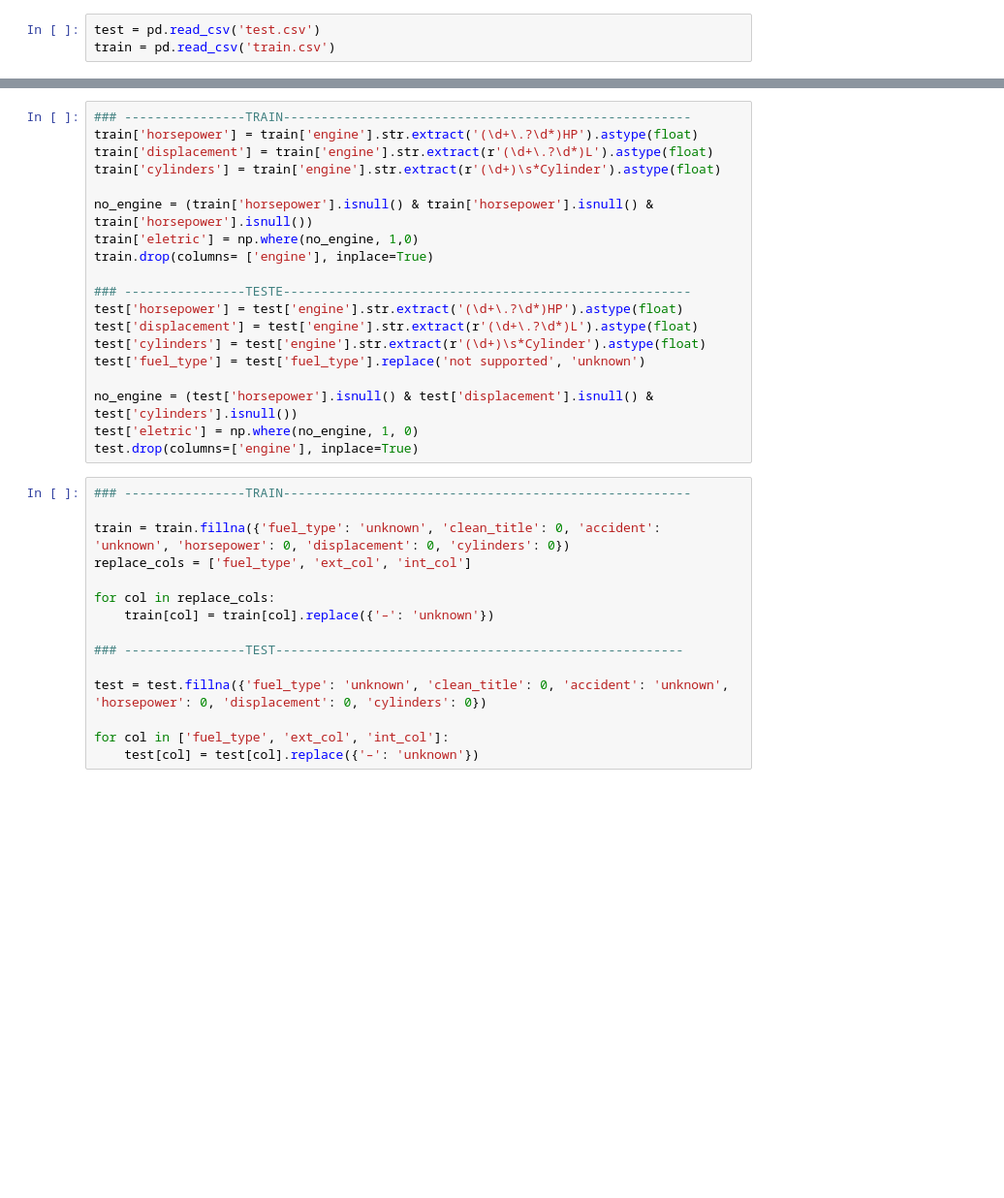
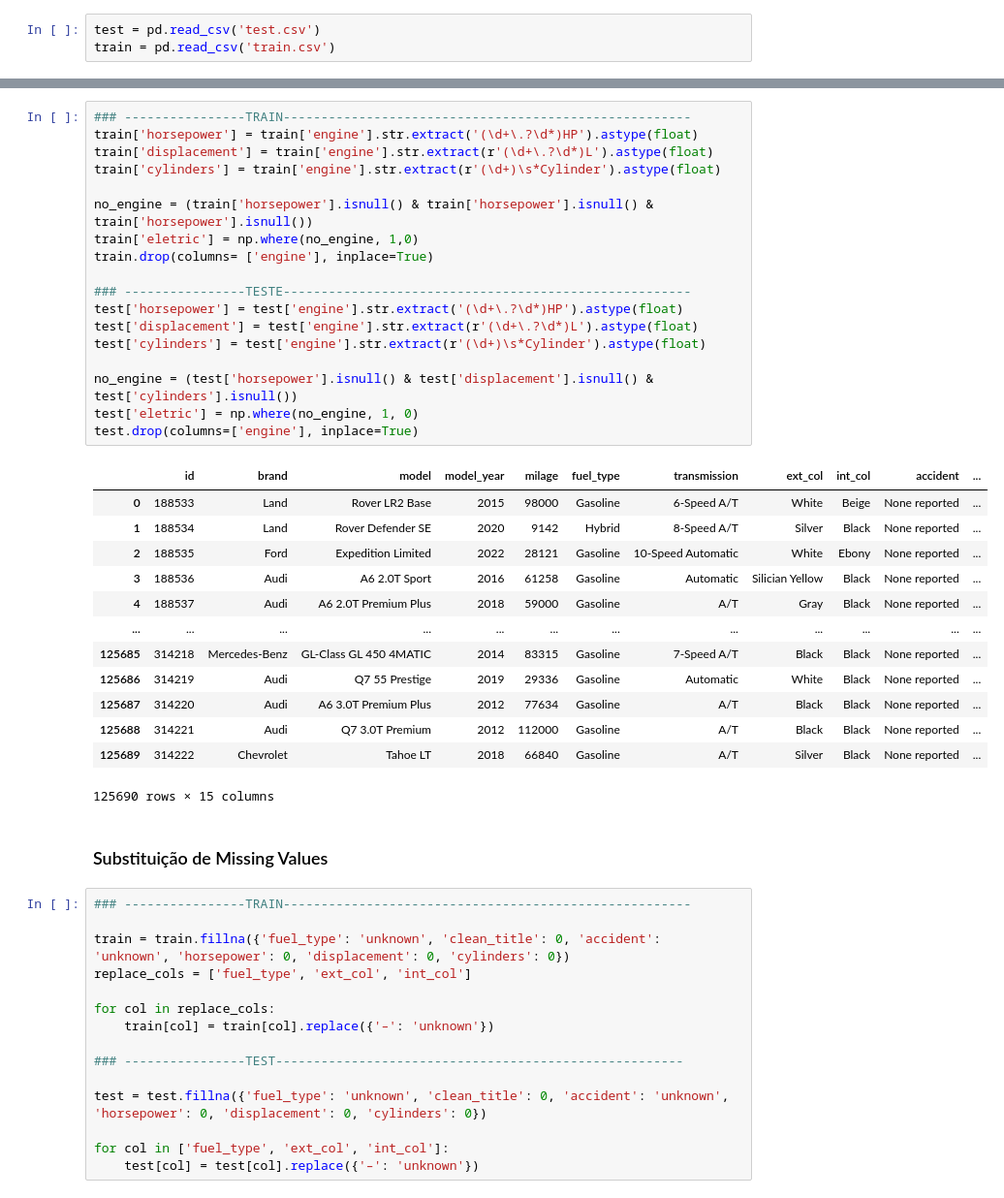
Before and after one commit to ThaylaalyahT/AA_TP1, a Jupyter notebook: car_price_prediction_test.ipynb, the cells around one changed output, grey strips where cells are left out. Shown at 97% size. Cells and saved outputs as stored; diff of their text form; blank space fills up the shorter version.

```diff
--- a/car_price_prediction_test.ipynb
+++ b/car_price_prediction_test.ipynb
@@ -57,22 +70,37 @@ train = pd.read_csv('train.csv')
 # %%
 ### ----------------TRAIN------------------------------------------------------
 train['horsepower'] = train['engine'].str.extract('(\d+\.?\d*)HP').astype(float)
 train['displacement'] = train['engine'].str.extract(r'(\d+\.?\d*)L').astype(float)
 train['cylinders'] = train['engine'].str.extract(r'(\d+)\s*Cylinder').astype(float)
 
 no_engine = (train['horsepower'].isnull() & train['horsepower'].isnull() & train['horsepower'].isnull())
 train['eletric'] = np.where(no_engine, 1,0)
 train.drop(columns= ['engine'], inplace=True)
 
 ### ----------------TESTE------------------------------------------------------
 test['horsepower'] = test['engine'].str.extract('(\d+\.?\d*)HP').astype(float)
 test['displacement'] = test['engine'].str.extract(r'(\d+\.?\d*)L').astype(float)
 test['cylinders'] = test['engine'].str.extract(r'(\d+)\s*Cylinder').astype(float)
-test['fuel_type'] = test['fuel_type'].replace('not supported', 'unknown')
 
 no_engine = (test['horsepower'].isnull() & test['displacement'].isnull() & test['cylinders'].isnull())
 test['eletric'] = np.where(no_engine, 1, 0)
 test.drop(columns=['engine'], inplace=True)
+# %% [output]
+|  | id | brand | model | model_year | milage | fuel_type | transmission | ext_col | int_col | accident | ... |
+| 0 | 188533 | Land | Rover LR2 Base | 2015 | 98000 | Gasoline | 6-Speed A/T | White | Beige | None reported | ... |
+| 1 | 188534 | Land | Rover Defender SE | 2020 | 9142 | Hybrid | 8-Speed A/T | Silver | Black | None reported | ... |
+| 2 | 188535 | Ford | Expedition Limited | 2022 | 28121 | Gasoline | 10-Speed Automatic | White | Ebony | None reported | ... |
+| 3 | 188536 | Audi | A6 2.0T Sport | 2016 | 61258 | Gasoline | Automatic | Silician Yellow | Black | None reported | ... |
+| 4 | 188537 | Audi | A6 2.0T Premium Plus | 2018 | 59000 | Gasoline | A/T | Gray | Black | None reported | ... |
+| ... | ... | ... | ... | ... | ... | ... | ... | ... | ... | ... | ... |
+| 125685 | 314218 | Mercedes-Benz | GL-Class GL 450 4MATIC | 2014 | 83315 | Gasoline | 7-Speed A/T | Black | Black | None reported | ... |
+| 125686 | 314219 | Audi | Q7 55 Prestige | 2019 | 29336 | Gasoline | Automatic | White | Black | None reported | ... |
+| 125687 | 314220 | Audi | A6 3.0T Premium Plus | 2012 | 77634 | Gasoline | A/T | Black | Black | None reported | ... |
+| 125688 | 314221 | Audi | Q7 3.0T Premium | 2012 | 112000 | Gasoline | A/T | Black | Black | None reported | ... |
+| 125689 | 314222 | Chevrolet | Tahoe LT | 2018 | 66840 | Gasoline | A/T | Silver | Black | None reported | ... |
+125690 rows × 15 columns
+# %% [markdown]
+### Substituição de Missing Values
 # %%
 ### ----------------TRAIN------------------------------------------------------
 
```
Also changed, not shown: parts of 12 cells of this notebook.
